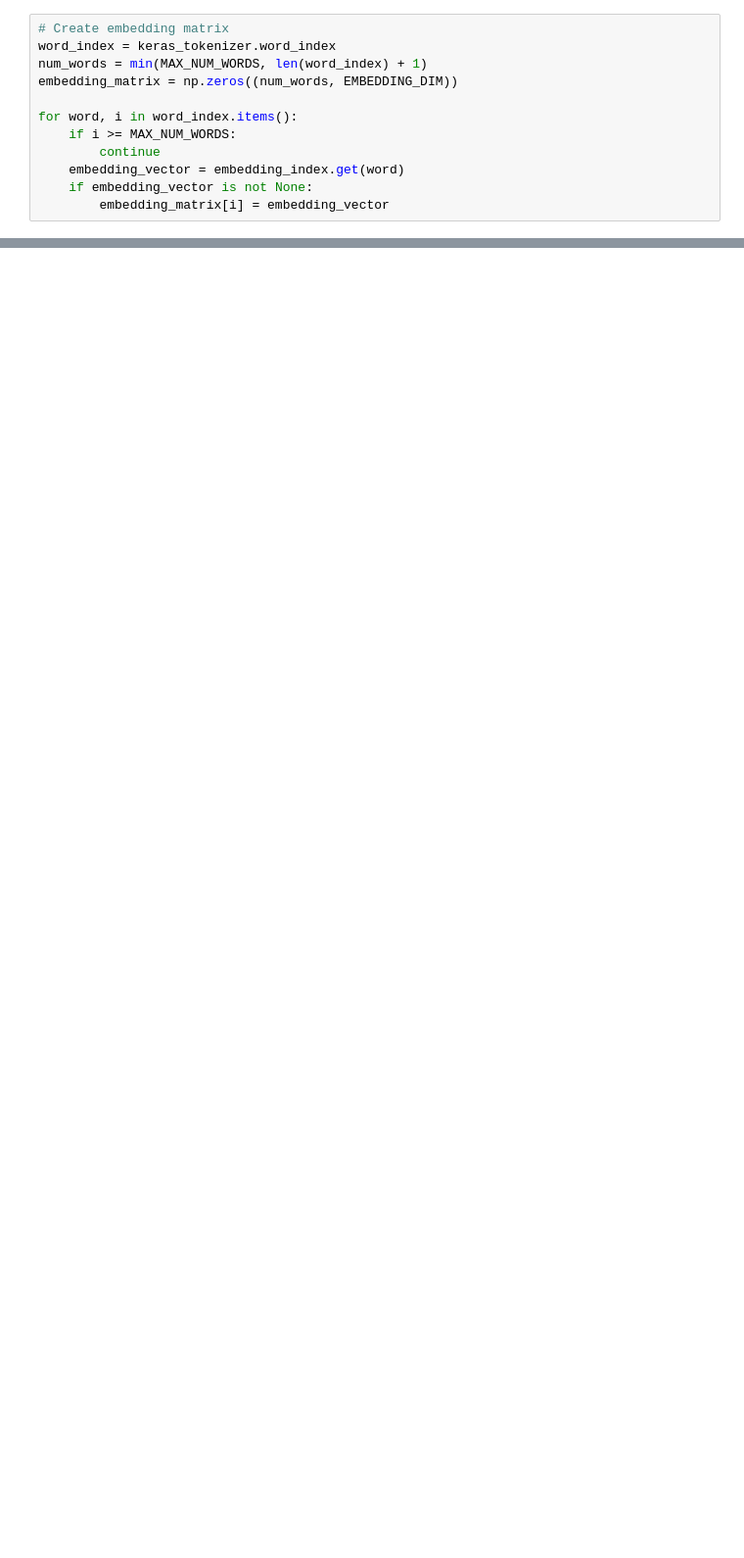
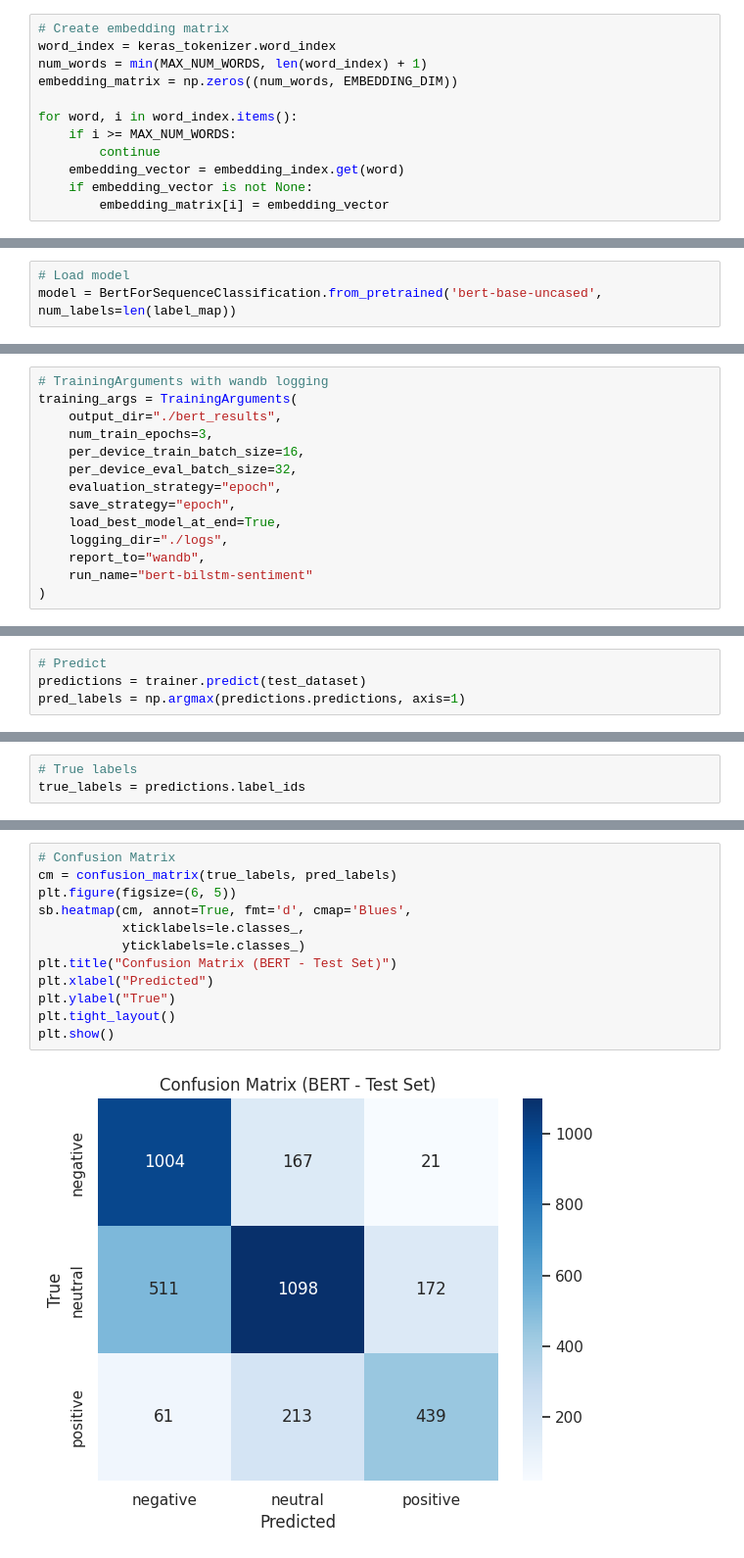
Before and after one commit to JaminUbuntu/IBOK_NLP_2-CW, a Jupyter notebook: choice_IBOK_NLP_DL_CW.ipynb, the cells around one changed output, grey strips where cells are left out. Shown at 98% size. Cells and saved outputs as stored; diff of their text form; blank space fills up the shorter version.

```diff
--- a/choice_IBOK_NLP_DL_CW.ipynb
+++ b/choice_IBOK_NLP_DL_CW.ipynb
@@ -1092,0 +721,3 @@ NameError: name 'trainer' is not defined
+# %%
+# Load model
+model = BertForSequenceClassification.from_pretrained('bert-base-uncased', num_labels=len(label_map))
@@ -1092,0 +729,14 @@ NameError: name 'trainer' is not defined
+# %%
+# TrainingArguments with wandb logging
+training_args = TrainingArguments(
+    output_dir="./bert_results",
+    num_train_epochs=3,
+    per_device_train_batch_size=16,
+    per_device_eval_batch_size=32,
+    evaluation_strategy="epoch",
+    save_strategy="epoch",
+    load_best_model_at_end=True,
+    logging_dir="./logs",
+    report_to="wandb",
+    run_name="bert-bilstm-sentiment"
+)
@@ -1092,0 +764,4 @@ NameError: name 'trainer' is not defined
+# %%
+# Predict
+predictions = trainer.predict(test_dataset)
+pred_labels = np.argmax(predictions.predictions, axis=1)
@@ -1092,0 +770,3 @@ NameError: name 'trainer' is not defined
+# %%
+# True labels
+true_labels = predictions.label_ids
@@ -1092,0 +788,14 @@ NameError: name 'trainer' is not defined
+# %%
+# Confusion Matrix
+cm = confusion_matrix(true_labels, pred_labels)
+plt.figure(figsize=(6, 5))
+sb.heatmap(cm, annot=True, fmt='d', cmap='Blues',
+           xticklabels=le.classes_,
+           yticklabels=le.classes_)
+plt.title("Confusion Matrix (BERT - Test Set)")
+plt.xlabel("Predicted")
+plt.ylabel("True")
+plt.tight_layout()
+plt.show()
+# %% [output]
+[figure, added]
```
Also changed, not shown: parts of 114 cells of this notebook.
